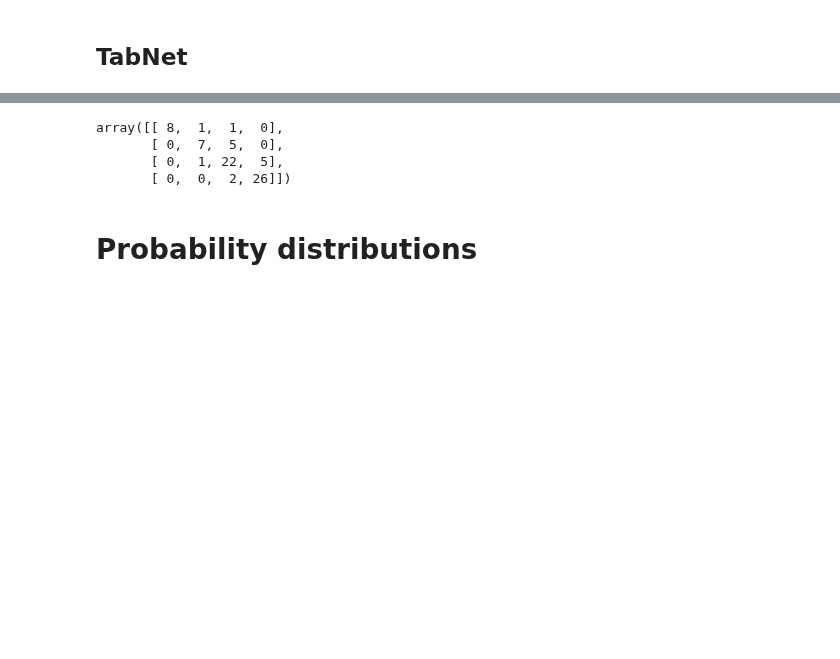
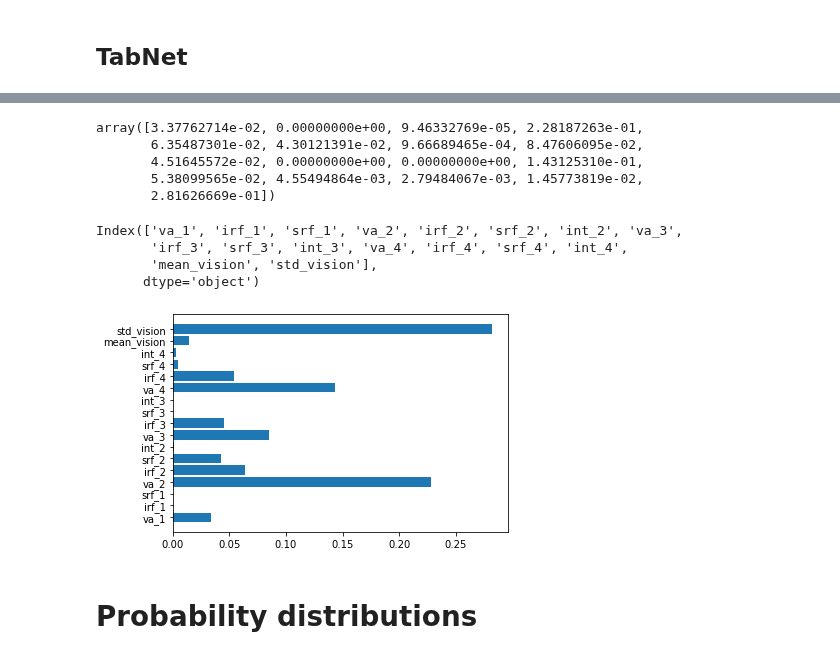
Before and after one commit to charlieoneill11/predicting_vision_paper, a Jupyter notebook: models/MulticlassClassification.ipynb, the cells around one changed output, grey strips where cells are left out. Saved outputs shown, nothing was run; the diff lists cells and outputs as text; code cells hidden in the pictures; blank space fills up the shorter version.

```diff
--- a/models/MulticlassClassification.ipynb
+++ b/models/MulticlassClassification.ipynb
@@ -153,12 +220,24 @@ accuracy_score(y_valid, preds)
-# %%
-from sklearn.metrics import confusion_matrix
-
-confusion_matrix(y_valid, preds)
-# %% [output]
-array([[ 8,  1,  1,  0],
-       [ 0,  7,  5,  0],
-       [ 0,  1, 22,  5],
-       [ 0,  0,  2, 26]])
+# %%
+clf.feature_importances_
+# %% [output]
+array([3.37762714e-02, 0.00000000e+00, 9.46332769e-05, 2.28187263e-01,
+       6.35487301e-02, 4.30121391e-02, 9.66689465e-04, 8.47606095e-02,
+       4.51645572e-02, 0.00000000e+00, 0.00000000e+00, 1.43125310e-01,
+       5.38099565e-02, 4.55494864e-03, 2.79484067e-03, 1.45773819e-02,
+       2.81626669e-01])
+# %%
+X = df.drop(columns=['target_va', 'outcome'])
+cols = X.columns
+cols
+# %% [output]
+Index(['va_1', 'irf_1', 'srf_1', 'va_2', 'irf_2', 'srf_2', 'int_2', 'va_3',
+       'irf_3', 'srf_3', 'int_3', 'va_4', 'irf_4', 'srf_4', 'int_4',
+       'mean_vision', 'std_vision'],
+      dtype='object')
+# %%
+plt.barh(cols, clf.feature_importances_);
+# %% [output]
+[figure, added]
 # %% [markdown]
 # Probability distributions
 # %% [markdown]
```
Also changed, not shown: parts of 37 cells of this notebook, 54 other files.
